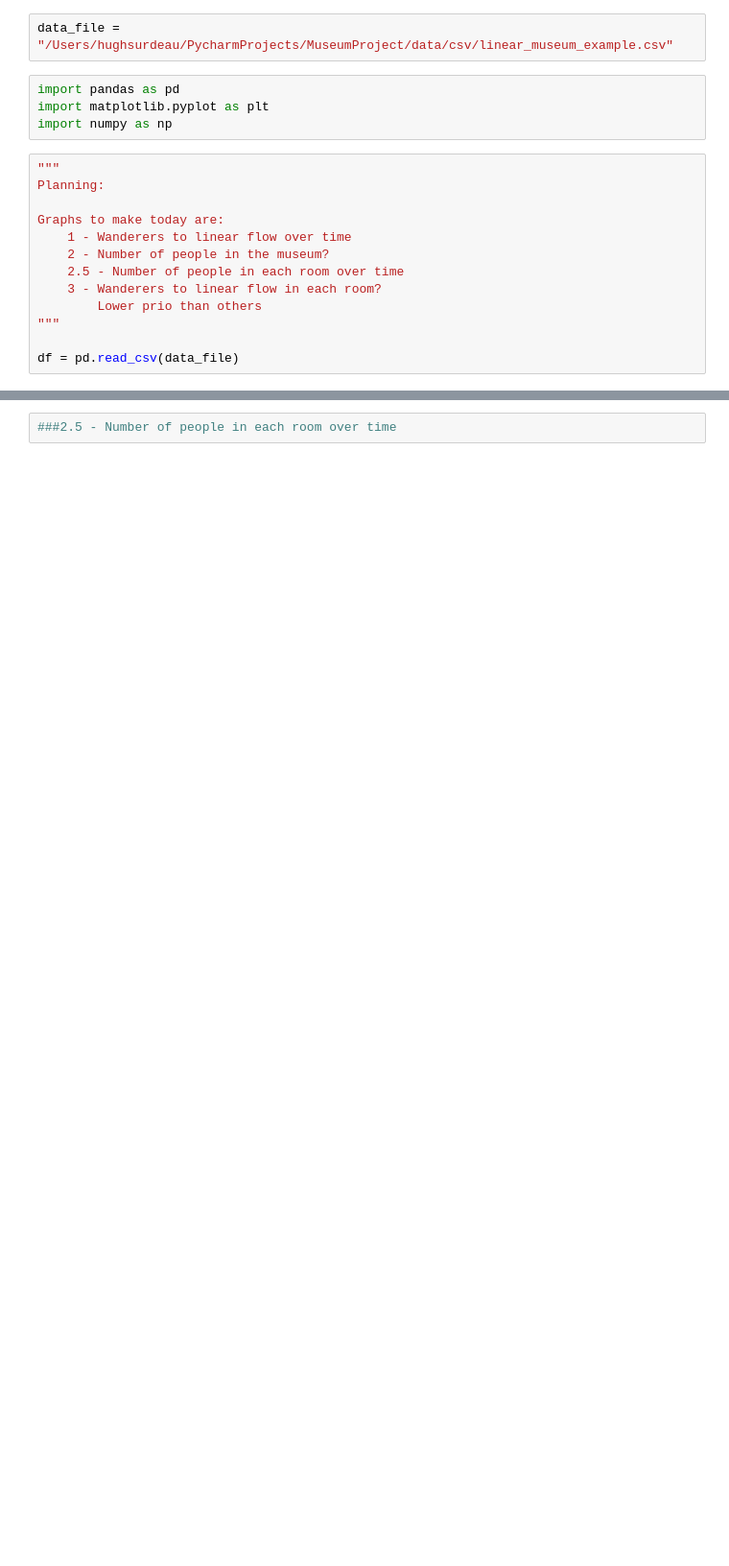
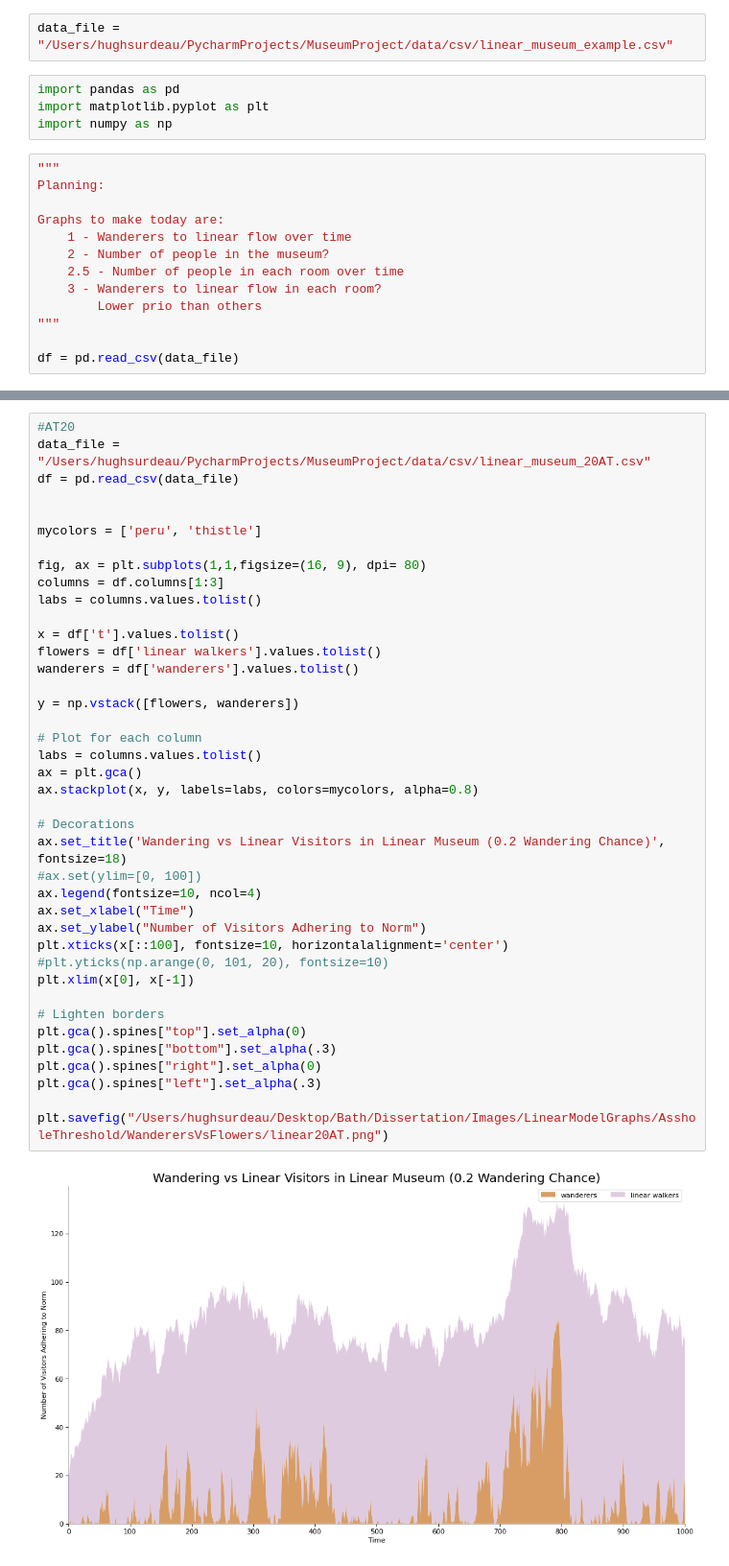
Before and after one commit to hughsurdeau/MuseumProject, a Jupyter notebook: notebooks/LinearMuseumGraphing.ipynb, the cells around one changed output, grey strips where cells are left out. Shown at 96% size. Saved outputs shown, nothing was run; the diff lists cells and outputs as text; blank space fills up the shorter version.

```diff
--- a/notebooks/LinearMuseumGraphing.ipynb
+++ b/notebooks/LinearMuseumGraphing.ipynb
@@ -59,2 +65,42 @@ plt.show()
-# %%
-###2.5 - Number of people in each room over time
+# %%
+#AT20
+data_file = "/Users/hughsurdeau/PycharmProjects/MuseumProject/data/csv/linear_museum_20AT.csv"
+df = pd.read_csv(data_file)
+
+
+mycolors = ['peru', 'thistle']
+
+fig, ax = plt.subplots(1,1,figsize=(16, 9), dpi= 80)
+columns = df.columns[1:3]
+labs = columns.values.tolist()
+
+x = df['t'].values.tolist()
+flowers = df['linear walkers'].values.tolist()
+wanderers = df['wanderers'].values.tolist()
+
+y = np.vstack([flowers, wanderers])
+
+# Plot for each column
+labs = columns.values.tolist()
+ax = plt.gca()
+ax.stackplot(x, y, labels=labs, colors=mycolors, alpha=0.8)
+
+# Decorations
+ax.set_title('Wandering vs Linear Visitors in Linear Museum (0.2 Wandering Chance)', fontsize=18)
+#ax.set(ylim=[0, 100])
+ax.legend(fontsize=10, ncol=4)
+ax.set_xlabel("Time")
+ax.set_ylabel("Number of Visitors Adhering to Norm")
+plt.xticks(x[::100], fontsize=10, horizontalalignment='center')
+#plt.yticks(np.arange(0, 101, 20), fontsize=10)
+plt.xlim(x[0], x[-1])
+
+# Lighten borders
+plt.gca().spines["top"].set_alpha(0)
+plt.gca().spines["bottom"].set_alpha(.3)
+plt.gca().spines["right"].set_alpha(0)
+plt.gca().spines["left"].set_alpha(.3)
+
+plt.savefig("/Users/hughsurdeau/Desktop/Bath/Dissertation/Images/LinearModelGraphs/AssholeThreshold/WanderersVsFlowers/linear20AT.png")
+# %% [output]
+[figure, added]
```
Also changed, not shown: parts of 9 cells of this notebook, 3 other files.
